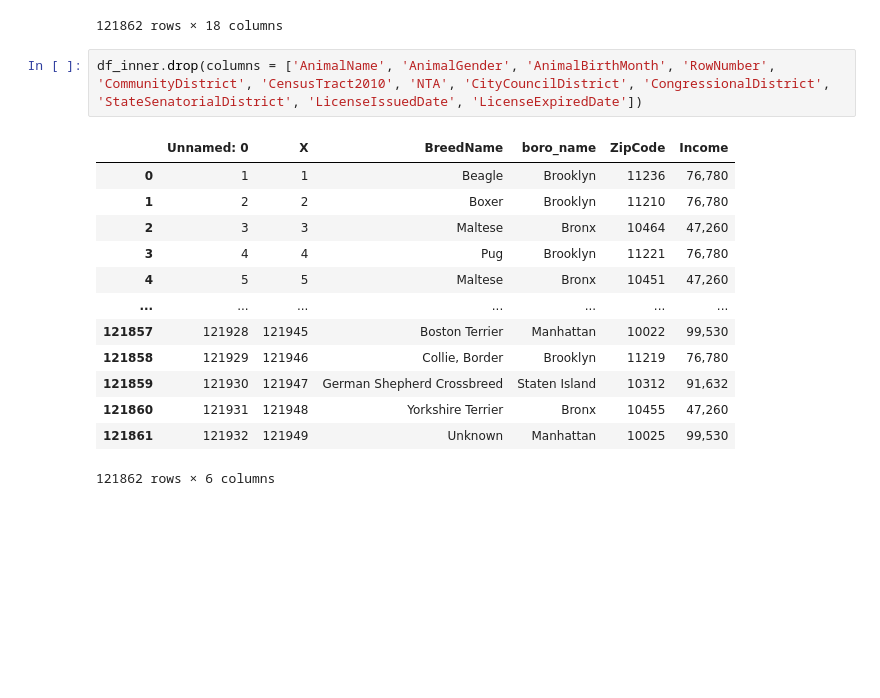
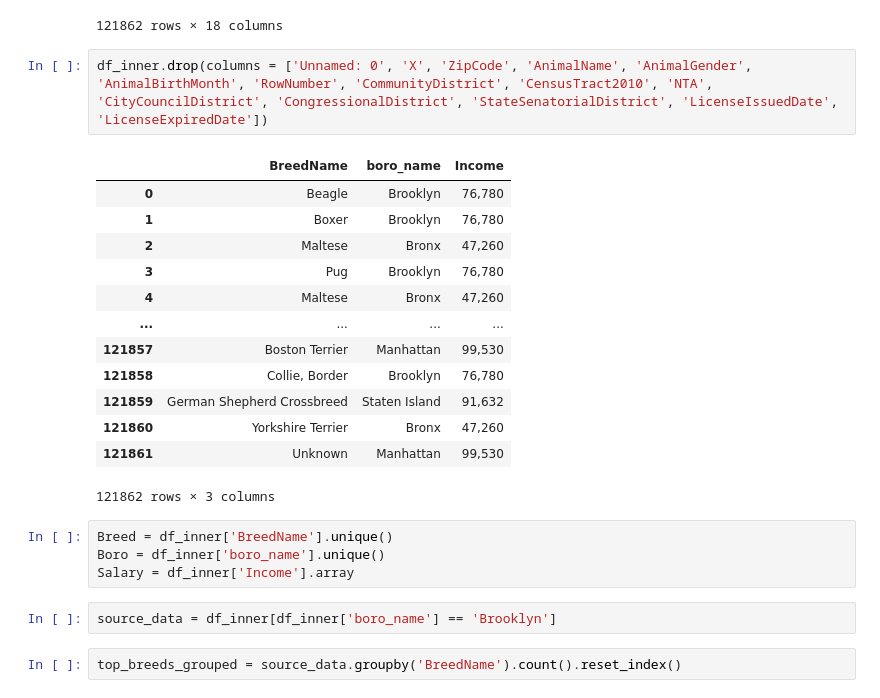
Before and after one commit to xSeanW/Dogs_NYC, a Jupyter notebook: nyc_dogs.ipynb, the cells around one changed output. Saved outputs shown, nothing was run; the diff lists cells and outputs as text; blank space fills up the shorter version.

```diff
--- a/nyc_dogs.ipynb
+++ b/nyc_dogs.ipynb
@@ -138,18 +149,26 @@ df_inner
 | 121861 | 121932 | 121949 | 122229 | WILLOW | F | 03/01/2002 12:00:00 AM | Unknown | Manhattan | ... |
 121862 rows × 18 columns
 # %%
-df_inner.drop(columns = ['AnimalName', 'AnimalGender', 'AnimalBirthMonth', 'RowNumber', 'CommunityDistrict', 'CensusTract2010', 'NTA', 'CityCouncilDistrict', 'CongressionalDistrict', 'StateSenatorialDistrict', 'LicenseIssuedDate', 'LicenseExpiredDate'])
+df_inner.drop(columns = ['Unnamed: 0', 'X', 'ZipCode', 'AnimalName', 'AnimalGender', 'AnimalBirthMonth', 'RowNumber', 'CommunityDistrict', 'CensusTract2010', 'NTA', 'CityCouncilDistrict', 'CongressionalDistrict', 'StateSenatorialDistrict', 'LicenseIssuedDate', 'LicenseExpiredDate'])
 # %% [output]
-|  | Unnamed: 0 | X | BreedName | boro_name | ZipCode | Income |
-| 0 | 1 | 1 | Beagle | Brooklyn | 11236 | 76,780 |
-| 1 | 2 | 2 | Boxer | Brooklyn | 11210 | 76,780 |
-| 2 | 3 | 3 | Maltese | Bronx | 10464 | 47,260 |
-| 3 | 4 | 4 | Pug | Brooklyn | 11221 | 76,780 |
-| 4 | 5 | 5 | Maltese | Bronx | 10451 | 47,260 |
-| ... | ... | ... | ... | ... | ... | ... |
-| 121857 | 121928 | 121945 | Boston Terrier | Manhattan | 10022 | 99,530 |
-| 121858 | 121929 | 121946 | Collie, Border | Brooklyn | 11219 | 76,780 |
-| 121859 | 121930 | 121947 | German Shepherd Crossbreed | Staten Island | 10312 | 91,632 |
-| 121860 | 121931 | 121948 | Yorkshire Terrier | Bronx | 10455 | 47,260 |
-| 121861 | 121932 | 121949 | Unknown | Manhattan | 10025 | 99,530 |
+|  | BreedName | boro_name | Income |
+| 0 | Beagle | Brooklyn | 76,780 |
+| 1 | Boxer | Brooklyn | 76,780 |
+| 2 | Maltese | Bronx | 47,260 |
+| 3 | Pug | Brooklyn | 76,780 |
+| 4 | Maltese | Bronx | 47,260 |
+| ... | ... | ... | ... |
+| 121857 | Boston Terrier | Manhattan | 99,530 |
+| 121858 | Collie, Border | Brooklyn | 76,780 |
+| 121859 | German Shepherd Crossbreed | Staten Island | 91,632 |
+| 121860 | Yorkshire Terrier | Bronx | 47,260 |
+| 121861 | Unknown | Manhattan | 99,530 |
-121862 rows × 6 columns
+121862 rows × 3 columns
+# %%
+Breed = df_inner['BreedName'].unique()
+Boro = df_inner['boro_name'].unique()
+Salary = df_inner['Income'].array
+# %%
+source_data = df_inner[df_inner['boro_name'] == 'Brooklyn']
+# %%
+top_breeds_grouped = source_data.groupby('BreedName').count().reset_index()
```
Also changed, not shown: parts of 11 cells of this notebook.
